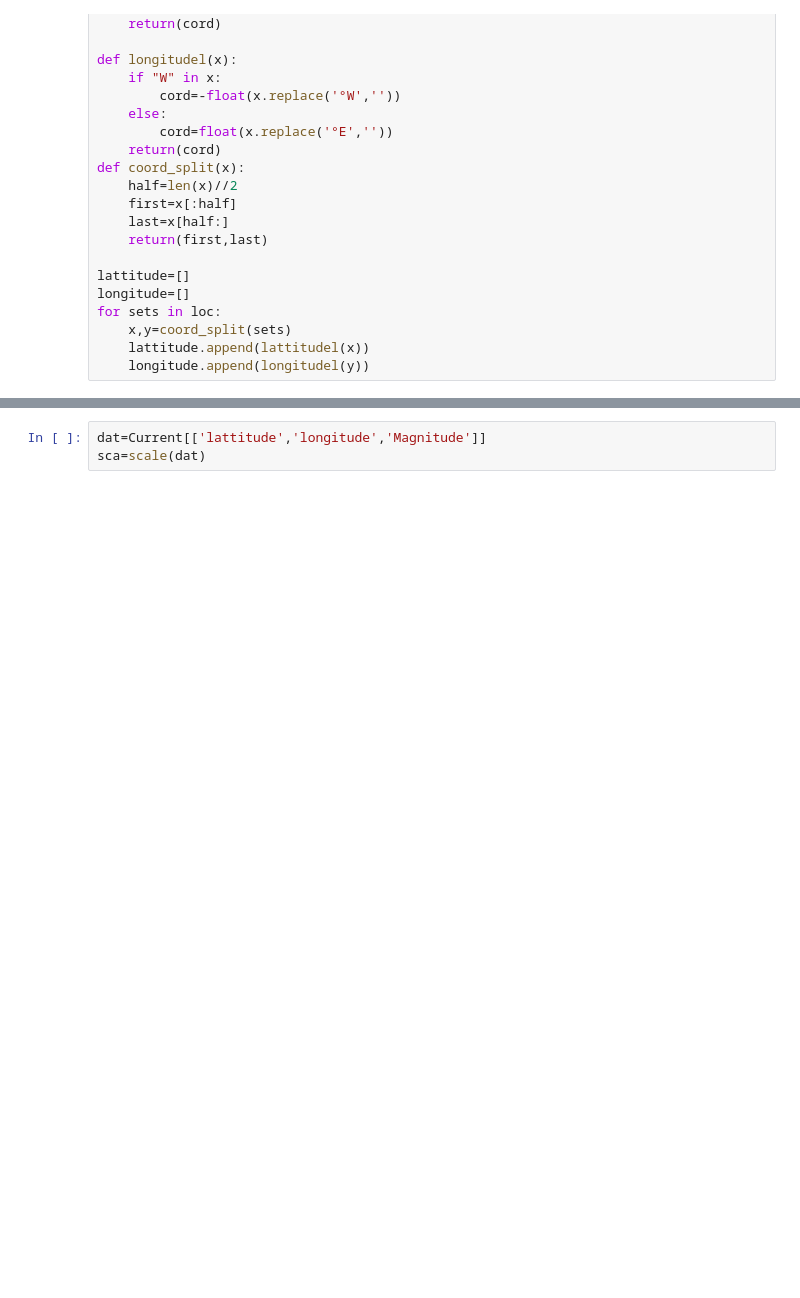
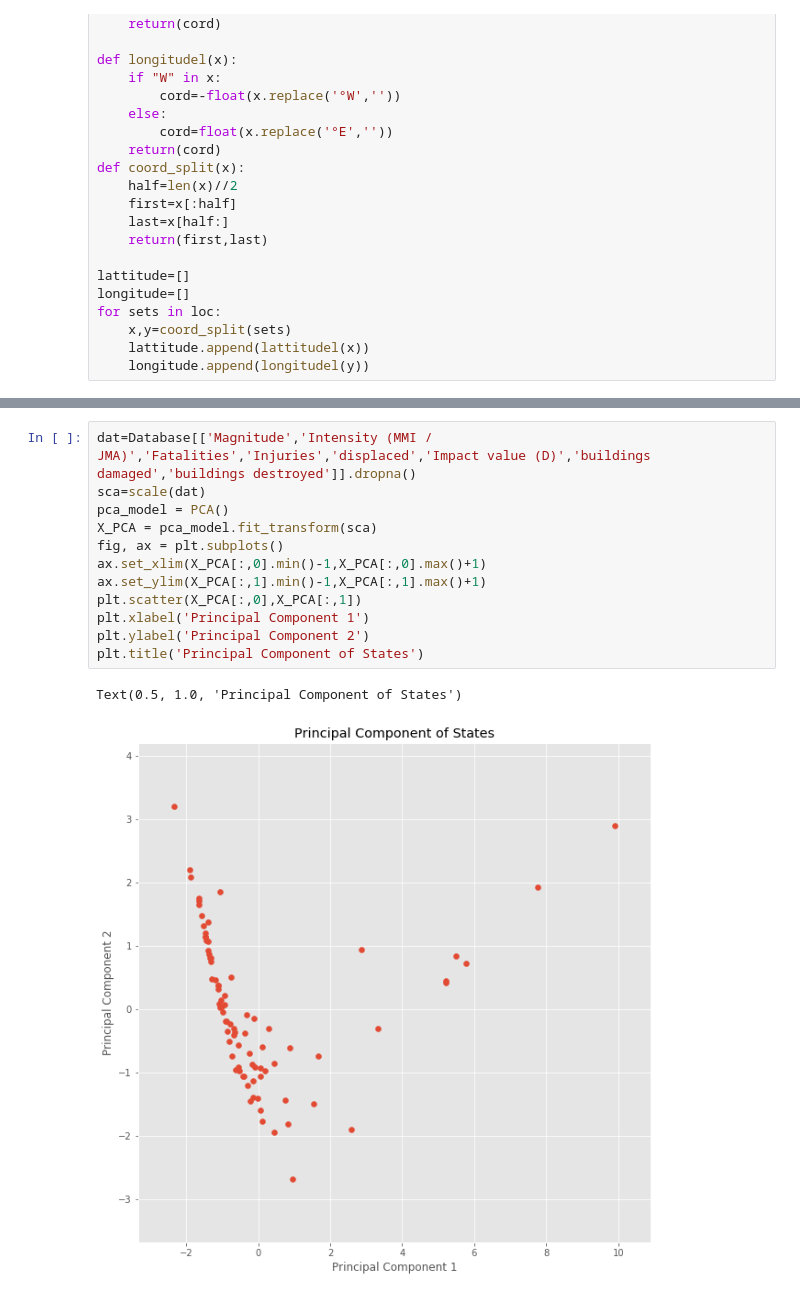
Before and after one commit to pmundot/Earthquakes, a Jupyter notebook: USGS_Data_Scrape_and _Map.ipynb, the cells around one changed output, grey strips where cells are left out. Saved outputs shown, nothing was run; the diff lists cells and outputs as text; blank space fills up the shorter version.

```diff
--- a/USGS_Data_Scrape_and _Map.ipynb
+++ b/USGS_Data_Scrape_and _Map.ipynb
@@ -143,3 +202,15 @@ Current
-# %%
-dat=Current[['lattitude','longitude','Magnitude']]
-sca=scale(dat)
+# %%
+dat=Database[['Magnitude','Intensity (MMI / JMA)','Fatalities','Injuries','displaced','Impact value (D)','buildings damaged','buildings destroyed']].dropna()
+sca=scale(dat)
+pca_model = PCA()
+X_PCA = pca_model.fit_transform(sca)
+fig, ax = plt.subplots()
+ax.set_xlim(X_PCA[:,0].min()-1,X_PCA[:,0].max()+1)
+ax.set_ylim(X_PCA[:,1].min()-1,X_PCA[:,1].max()+1)
+plt.scatter(X_PCA[:,0],X_PCA[:,1])
+plt.xlabel('Principal Component 1')
+plt.ylabel('Principal Component 2')
+plt.title('Principal Component of States')
+# %% [output]
+Text(0.5, 1.0, 'Principal Component of States')
+[figure, added]
```
Also changed, not shown: parts of 13 cells of this notebook, 3 other files.
